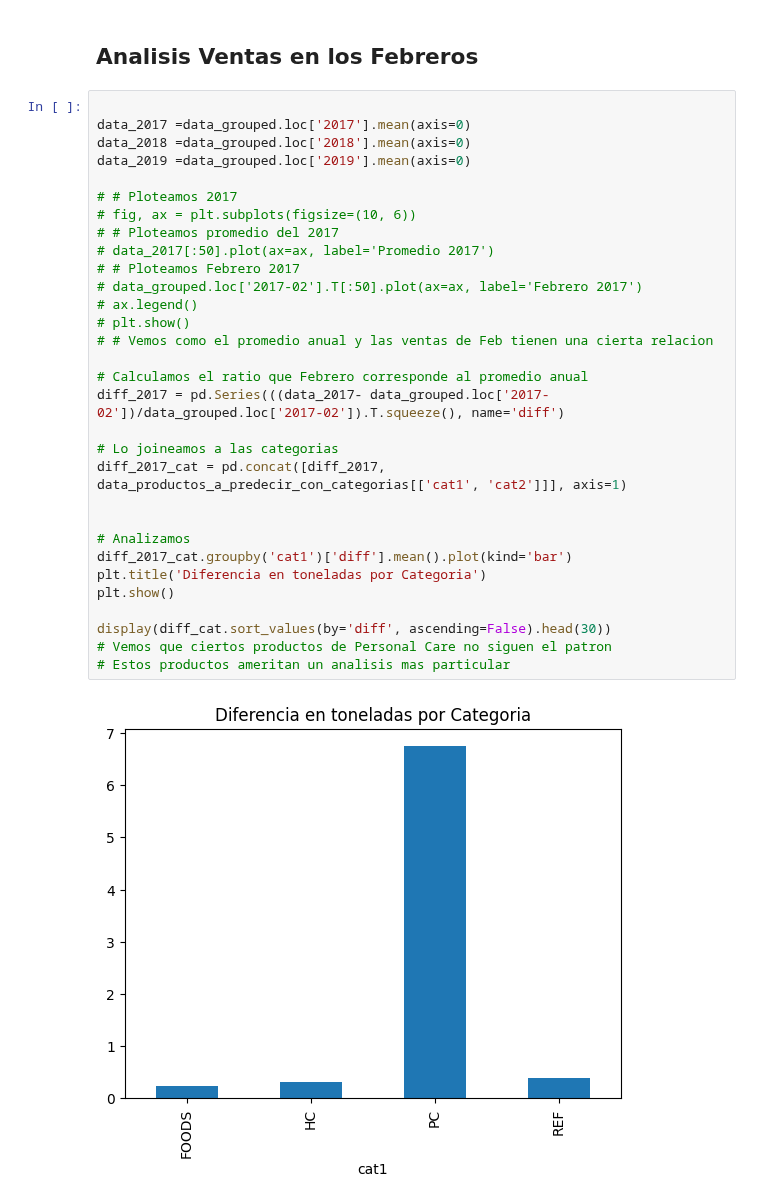
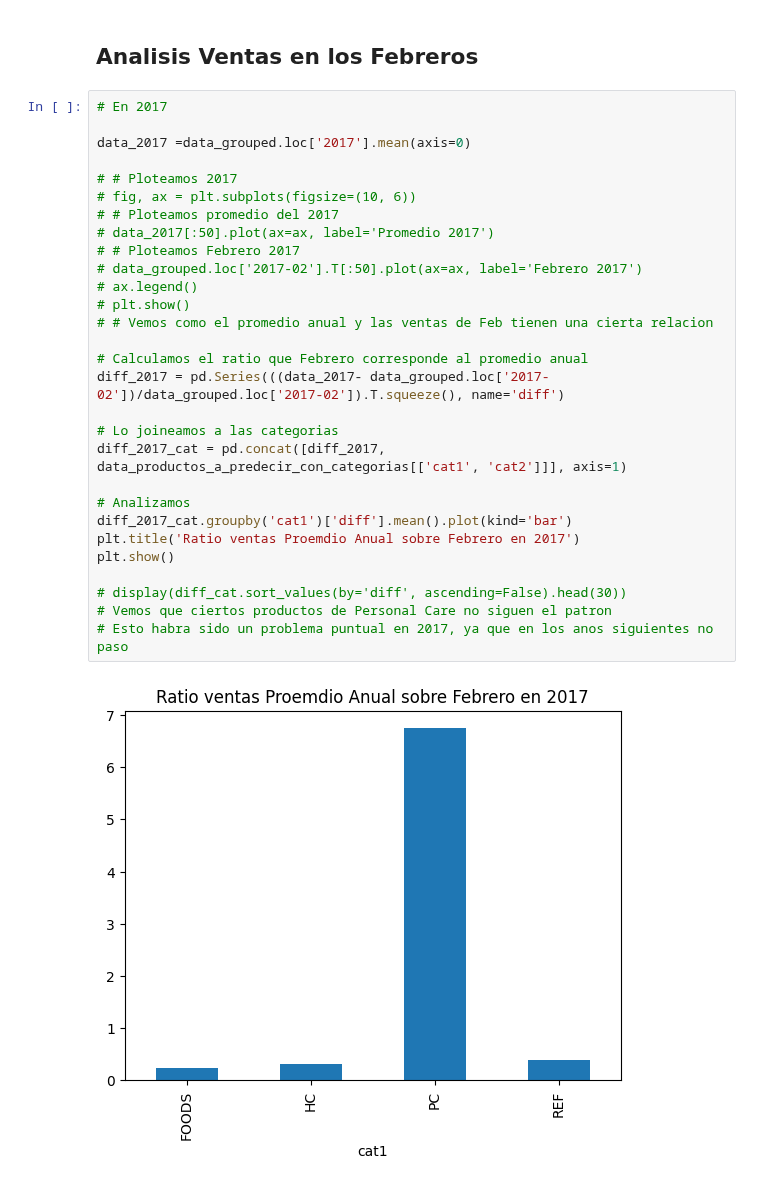
Before and after one commit to AndresMontesDeOca/Laboratorio3, a Jupyter notebook: Kaggle.ipynb, the cells around one changed output. Drawn from its saved outputs; the diff is of its cells as text.

```diff
--- a/Kaggle.ipynb
+++ b/Kaggle.ipynb
@@ -1779,35 +1779,33 @@ REF, (36, 6), 0.0
 # %% [markdown]
 ## Analisis Ventas en los Febreros
 # %%
+# En 2017
 
 data_2017 =data_grouped.loc['2017'].mean(axis=0)
-data_2018 =data_grouped.loc['2018'].mean(axis=0)
-data_2019 =data_grouped.loc['2019'].mean(axis=0)
 
 # # Ploteamos 2017
 # fig, ax = plt.subplots(figsize=(10, 6))
 # # Ploteamos promedio del 2017
 # data_2017[:50].plot(ax=ax, label='Promedio 2017')
 # # Ploteamos Febrero 2017
 # data_grouped.loc['2017-02'].T[:50].plot(ax=ax, label='Febrero 2017')
 # ax.legend()
 # plt.show()
 # # Vemos como el promedio anual y las ventas de Feb tienen una cierta relacion
 
 # Calculamos el ratio que Febrero corresponde al promedio anual
 diff_2017 = pd.Series(((data_2017- data_grouped.loc['2017-02'])/data_grouped.loc['2017-02']).T.squeeze(), name='diff')
 
 # Lo joineamos a las categorias
 diff_2017_cat = pd.concat([diff_2017, data_productos_a_predecir_con_categorias[['cat1', 'cat2']]], axis=1)
 
-
 # Analizamos
 diff_2017_cat.groupby('cat1')['diff'].mean().plot(kind='bar')
-plt.title('Diferencia en toneladas por Categoria')
+plt.title('Ratio ventas Proemdio Anual sobre Febrero en 2017')
 plt.show()
 
-display(diff_cat.sort_values(by='diff', ascending=False).head(30))
+# display(diff_cat.sort_values(by='diff', ascending=False).head(30))
 # Vemos que ciertos productos de Personal Care no siguen el patron
-# Estos productos ameritan un analisis mas particular
+# Esto habra sido un problema puntual en 2017, ya que en los anos siguientes no paso
 # %% [output]
-[figure, old version]
+[figure, new version]
```
Also changed, not shown: parts of 3 cells of this notebook.
